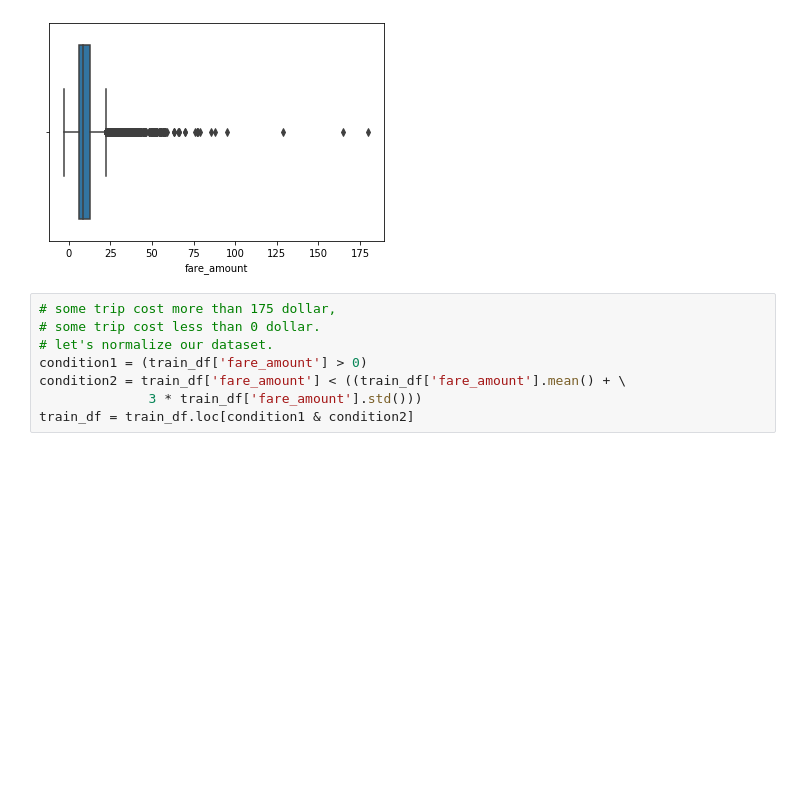
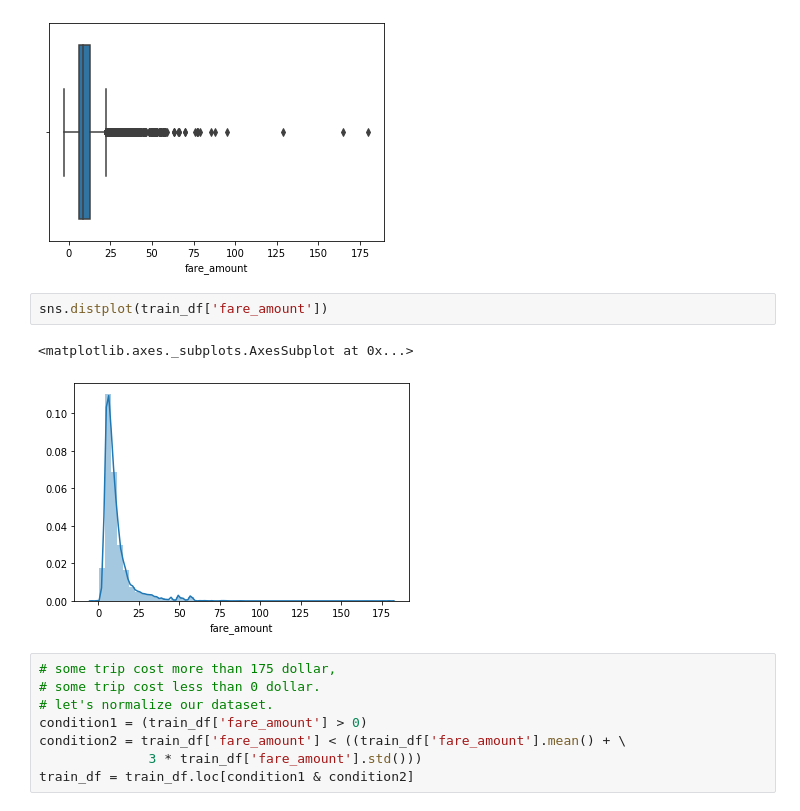
Before and after one commit to cheny51/Introduction_To_ML_Application, a Jupyter notebook: Project/taxi_cab.ipynb, the cells around one changed output. Cells and saved outputs as stored; diff of their text form; blank space fills up the shorter version.

```diff
--- a/Project/taxi_cab.ipynb
+++ b/Project/taxi_cab.ipynb
@@ -71,6 +71,11 @@ sns.boxplot(x=train_df['fare_amount'])
 # %% [output]
 <matplotlib.axes._subplots.AxesSubplot at 0x...>
 [figure]
+# %%
+sns.distplot(train_df['fare_amount'])
+# %% [output]
+<matplotlib.axes._subplots.AxesSubplot at 0x...>
+[figure, added]
 # %%
 # some trip cost more than 175 dollar,
 # some trip cost less than 0 dollar.
```
Also changed, not shown: parts of 25 cells of this notebook, 1 other file.
